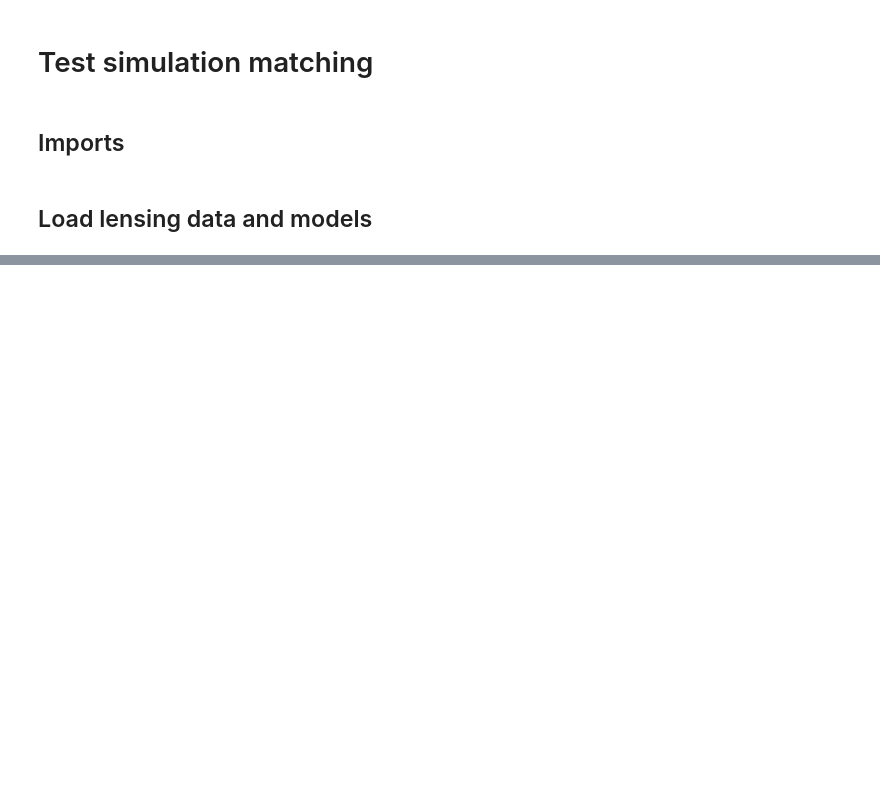
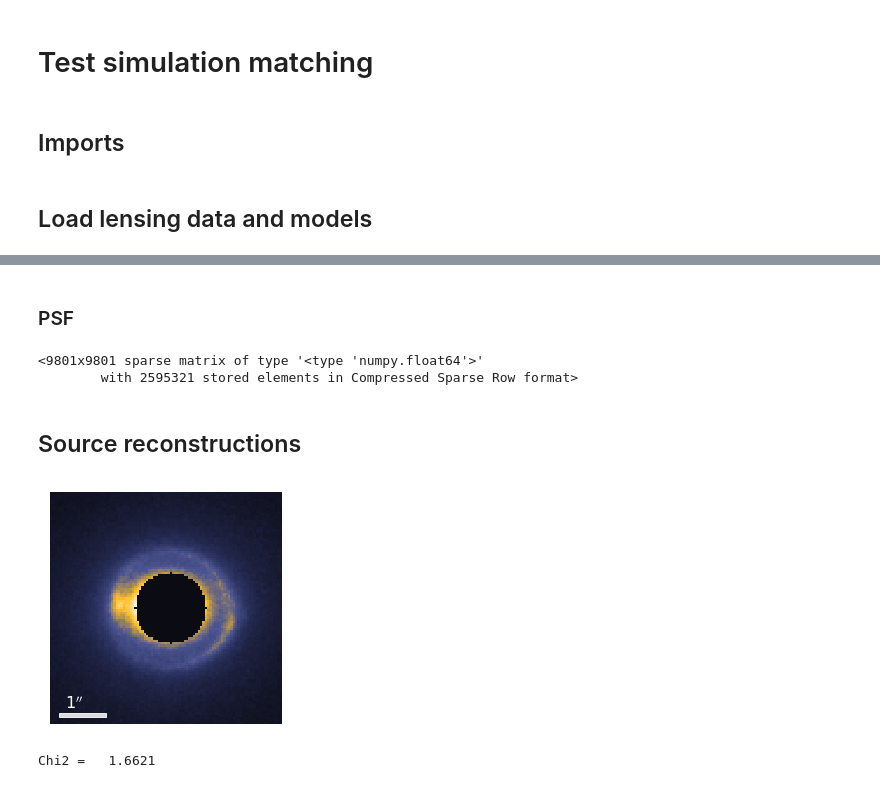
Before and after one commit to phdenzel/slacs-match, a Jupyter notebook: matching_test.ipynb, the cells around one changed output, grey strips where cells are left out. Saved outputs shown, nothing was run; the diff lists cells and outputs as text; code cells hidden in the pictures; blank space fills up the shorter version.

```diff
--- a/matching_test.ipynb
+++ b/matching_test.ipynb
@@ -22,7 +22,8 @@ from mcmc_matching import load_lo, load_lm
 # %%
 ids = ['SDSSJ0029-0055', 'SDSSJ0737+3216', 'SDSSJ0753+3416', 'SDSSJ0956+5100',
        'SDSSJ1051+4439', 'SDSSJ1430+6104', 'SDSSJ1627-0053']
-idx = 0
+idx = 6
 lens = ids[idx]
 pixrad = 11
-sigf = 2e+1
+sigf = 4.
+print(lens)
@@ -108,6 +32,9 @@ zs                      0.9313
 # %%
-print "# <ReconSrc>"
+lo = load_lo(lens, verbose=True)
+lm = load_lm(lens, update_pixrad=pixrad, verbose=False)
 reconsrc = ReconSrc(lo, lm.resampled['obj'], M=80, M_fullres=256, mask_keys=['circle'])
+reconsrc.chmdl(0)
+reconsrc.inv_proj_matrix(use_mask=True)
+print("# <ReconSrc>")
 print(reconsrc.__v__ + "\n")
-sig2 = sigf*np.sqrt(reconsrc.lensobject.data)
 # %% [output]
@@ -161,0 +58,35 @@ cb = plt.colorbar()
+# %%
+angle = 0
+reconsrc.rotation = angle
+sig2 = sigf * np.abs(reconsrc.lensobject.data)
+kw = dict(method='minres', reduced=False, use_psf=True, sigma2=sig2.copy(),
+          nonzero_only=True, within_radius=0.5,
+          cached=True, from_cache=False, save_to_cache=False)
+# %% [markdown]
+### PSF
+# %%
+psffiles = ['tinytim_ACS.fits', 'tinytim_ACSF814W.fits', 'tinytim_ACSF555W.fits', 'tinytim_WFC3.fits', 'tinytim_SBC.fits']
+psffile = 'psf/' + psffiles[0]
+reconsrc.calc_psf(psffile, normalize=True, window_size=8)
+# %% [output]
+<9801x9801 sparse matrix of type '<type 'numpy.float64'>'
+        with 2595321 stored elements in Compressed Sparse Row format>
+# %% [markdown]
+## Source reconstructions
+# %%
+dmap = reconsrc.lens_map(mask=True)
+dmax = 1.00 * np.max(reconsrc.lensobject.data)
+smax = 0.25 * dmax*(reconsrc.lensobject.px2arcsec[0]/reconsrc.src_pxscale)**2
+plt_kw = dict(origin='lower', vmin=0, cmap='gravic')
+# %%
+plt.imshow(dmap, extent=reconsrc.lensobject.extent, vmax=dmax, **plt_kw)
+plot_scalebar(R=reconsrc.lensobject.maprad, length=1)
+plt.axis('off')
+plt.gcf().axes[0].get_xaxis().set_visible(False)
+plt.gcf().axes[0].get_yaxis().set_visible(False)
+# plt.colorbar()
+# savename = "{}_data{}".format(name, extension)
+# plt.savefig(savedir+savename, bbox_inches='tight')
+# plt.close()
+# %% [output]
+[figure, added]
@@ -161,0 +97,4 @@ cb = plt.colorbar()
+# %%
+print("Chi2 = {:8.4f}".format(chi2))
+# %% [output]
+Chi2 =   1.6621
```
Also changed, not shown: parts of 18 cells of this notebook, 4 other files.
